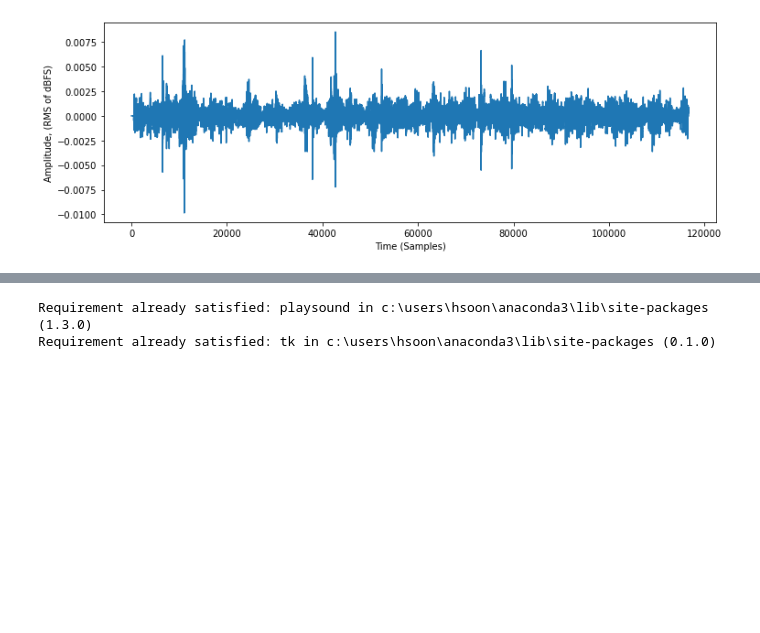
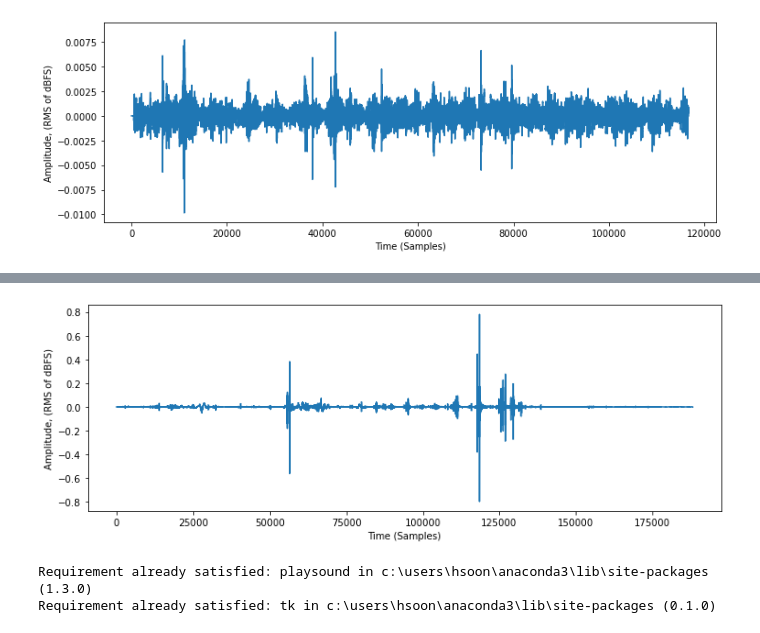
Before and after one commit to djarufes/smartPetMonitor, a Jupyter notebook: audioModel/Audio Data Pre-Processing and Model Training.ipynb, the cells around one changed output, grey strips where cells are left out. Saved outputs shown, nothing was run; the diff lists cells and outputs as text; code cells hidden in the pictures; blank space fills up the shorter version.

Commit message:
Confidency analysis feature update

```diff
--- a/audioModel/Audio Data Pre-Processing and Model Training.ipynb
+++ b/audioModel/Audio Data Pre-Processing and Model Training.ipynb
@@ -464,3 +468,67 @@ Model outcome Label:  [[0 1]]
 
 Final classified behavior: Eating
 [figure]
+# %%
+# Confidency Update Version.
+
+#Randomly select a file from validation set
+import random
+drink_or_eat = str(random.randint(0,1))
+file_num = str(random.randint(1,22))
+if drink_or_eat == '0':
+    string="drinking"
+elif drink_or_eat == '1':
+    string ="eating"
+testfile = string+"_"+file_num+".wav"
+
+#File to be analyzed
+filename='datasets/'+testfile            #Random
+# filename = 'datasets/drinking_21.wav'    #Manual
+print("File to be analyzed by the model: "+filename,"\n")
+
+#Feeding the audio data into the model
+audio, sample_rate = librosa.load(filename, res_type='kaiser_fast')
+mfccs_features = librosa.feature.mfcc(y=audio, sr=sample_rate, n_mfcc=40)
+mfccs_scaled_features = np.mean(mfccs_features.T,axis=0)
+librosa_audio_data,librosa_sample_rate=librosa.load(filename)
+plt.figure(figsize=(12, 4))
+plt.plot(librosa_audio_data)
+plt.xlabel("Time (Samples)")
+plt.ylabel("Amplitude, (RMS of dBFS)")
+
+print("Extracted spectral feature array: \n")
+print(mfccs_scaled_features)
+# playsound.playsound(filename)
+
+mfccs_scaled_features=mfccs_scaled_features.reshape(1,-1)
+predicted_label=(model.predict(mfccs_scaled_features) > 0.5).astype("int32")
+print("\nModel outcome Label: ", predicted_label)
+
+# predicted_proba_vector = model.predict_proba(mfccs_scaled_features)
+# predicted_proba = predicted_proba_vector[0]
+# for i in range(len(predicted_proba)):
+#     category = le.inverse_transform(np.array([i]))
+#     print(category[0], "\t\t : ", format(predicted_proba[i], '.32f') )
+
+# confidency = model.predict(mfccs_scaled_features)
+# predict_confidency = np.argmax(confidency)
+# print("Confidency:", predict_confidency)
+
+confidency = model.predict(mfccs_scaled_features)
+print("Confidency:",confidency[0])
+
+#Interpreting the analyzed data from model
+
+# Parameter for how sensitive the model would be.
+# Confidency below this parameter will be regarded as "None"
+sensitivity_parameter = 0.85
+
+if predicted_label[0][0] == 1 and confidency[0][0] > sensitivity_parameter:
+    final_behavior = "Drinking"
+elif predicted_label[0][0] == 0 and confidency[0][1] > sensitivity_parameter:
+    final_behavior = "Eating"
+else:
+    final_behavior = "None"
+
+print("\nFinal classified behavior: "+final_behavior)
+# %% [output]
@@ -467,3 +554,4 @@ Final classified behavior: Eating
+[figure, added]
 # %%
 !pip install playsound
 !pip install tk
```
Also changed, not shown: parts of 7 cells of this notebook.
